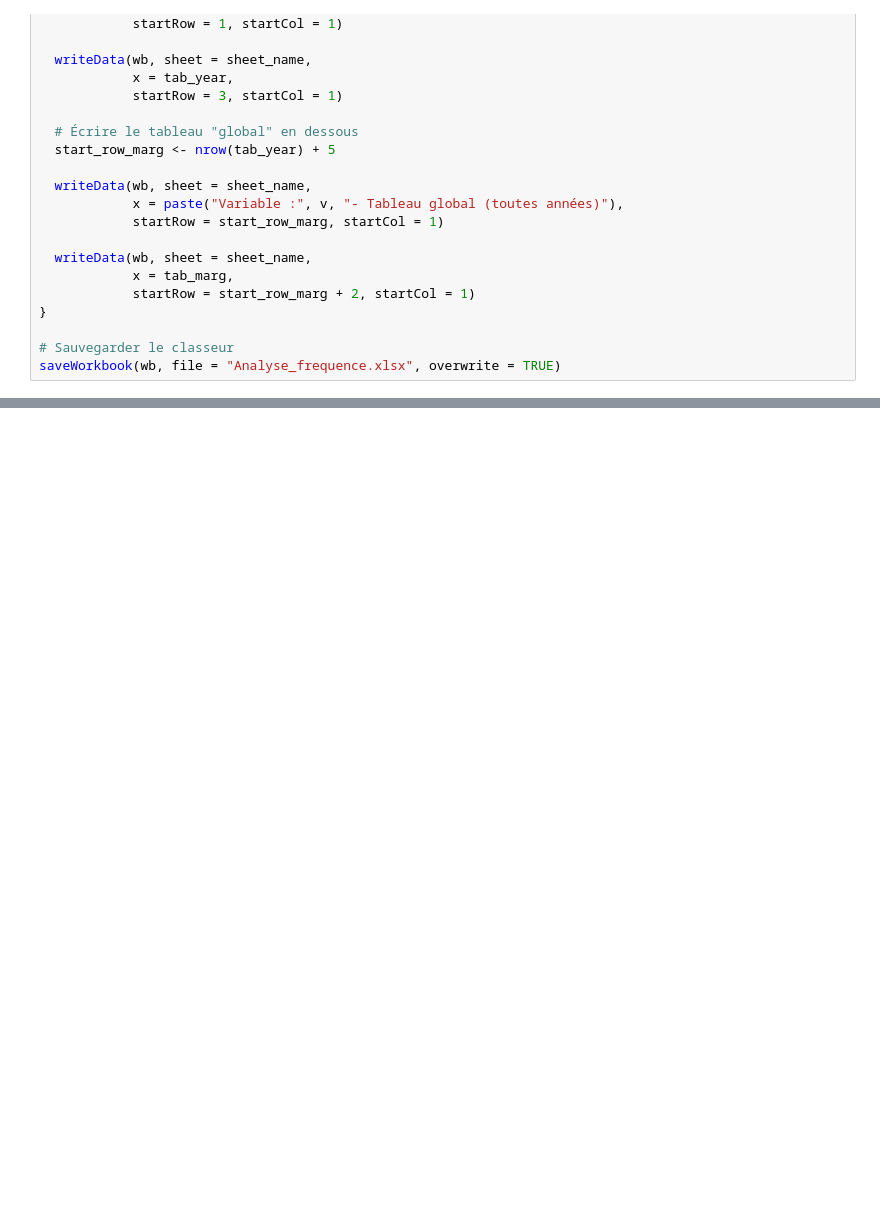
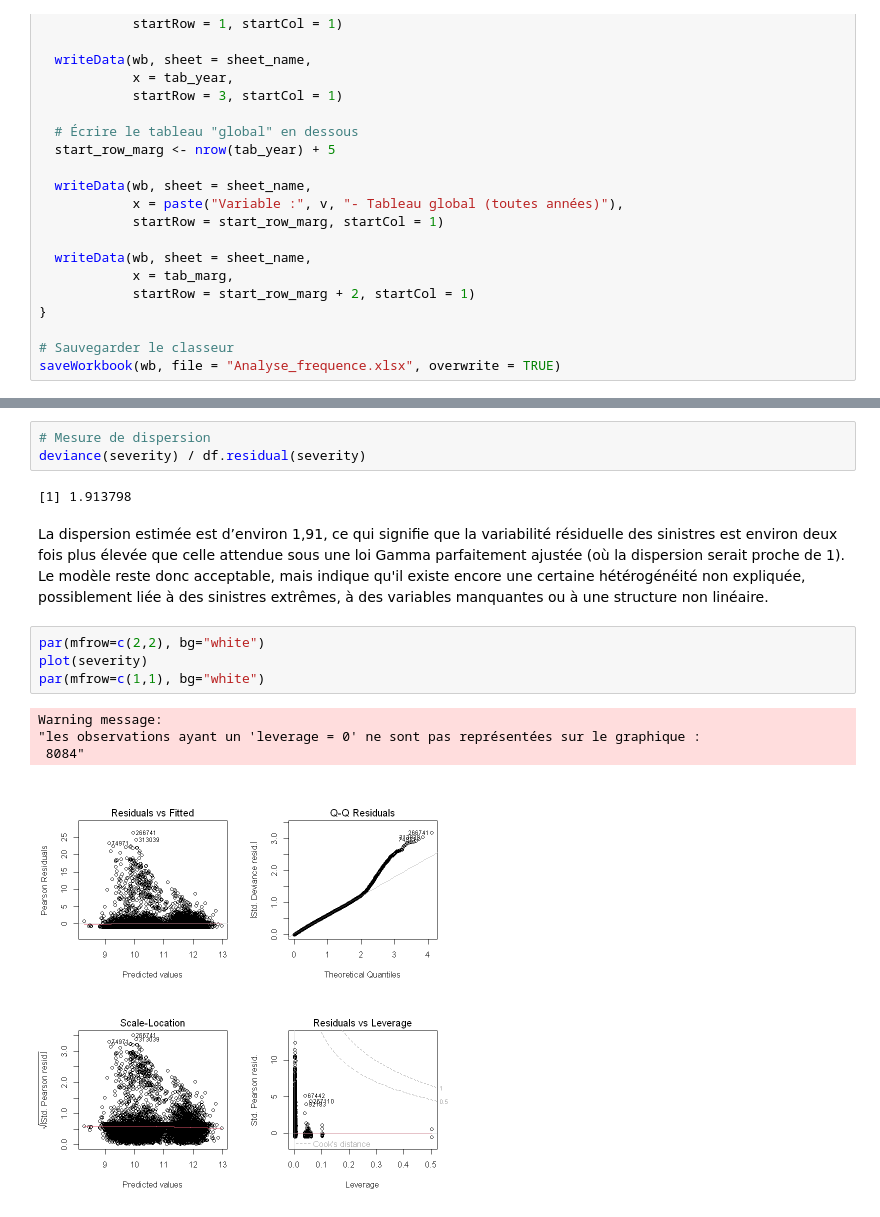
Before and after one commit to wendlassidakab/exemple_tarification_IARD, a Jupyter notebook: Modélisation.ipynb, the cells around one changed output, grey strips where cells are left out. Cells and saved outputs as stored; diff of their text form; blank space fills up the shorter version.

```diff
--- a/Modélisation.ipynb
+++ b/Modélisation.ipynb
@@ -750,0 +863,16 @@ saveWorkbook(wb, file = "Analyse_frequence.xlsx", overwrite = TRUE)
+# %%
+# Mesure de dispersion
+deviance(severity) / df.residual(severity)
+# %% [output]
+[1] 1.913798
+# %% [markdown]
+La dispersion estimée est d’environ 1,91, ce qui signifie que la variabilité résiduelle des sinistres est environ deux fois plus élevée que celle attendue sous une loi Gamma parfaitement ajustée (où la dispersion serait proche de 1). Le modèle reste donc acceptable, mais indique qu'il existe encore une certaine hétérogénéité non expliquée, possiblement liée à des sinistres extrêmes, à des variables manquantes ou à une structure non linéaire.
+# %%
+par(mfrow=c(2,2), bg="white")
+plot(severity)
+par(mfrow=c(1,1), bg="white")
+# %% [output]
+Warning message:
+"les observations ayant un 'leverage = 0' ne sont pas représentées sur le graphique :
+ 8084"
+[figure, added]
```
Also changed, not shown: parts of 37 cells of this notebook.
